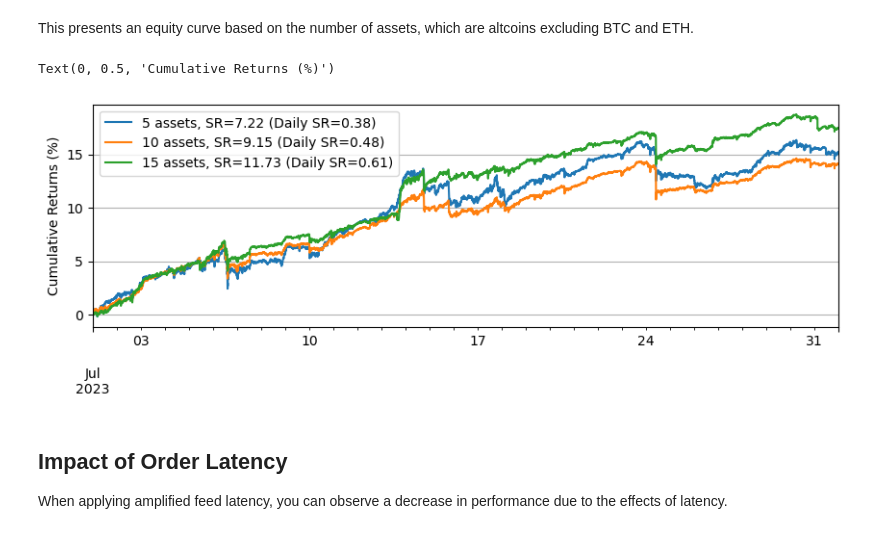
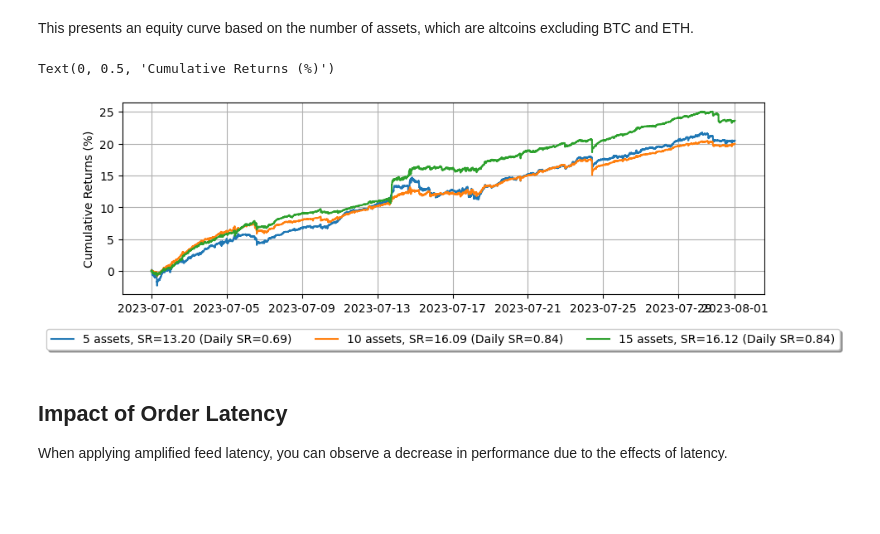
Before and after one commit to nkaz001/hftbacktest, a Jupyter notebook: docs/tutorials/Making Multiple Markets.ipynb, the cells around one changed output. Drawn from its saved outputs; the diff is of its cells as text; code cells hidden in the pictures; blank space fills up the shorter version.

```diff
--- a/docs/tutorials/Making Multiple Markets.ipynb
+++ b/docs/tutorials/Making Multiple Markets.ipynb
@@ -313,34 +341,50 @@ for i, asset_name in enumerate(assets.keys()):
 # %% [markdown]
 This presents an equity curve based on the number of assets, which are altcoins excluding BTC and ETH.
-# %%
-fig = plt.figure()
-fig.set_size_inches(10, 3)
-
-legend = []
-net_equity = None
-for i, equity in enumerate(list(equity_values.values())):
-    asset_number = i + 1
-    if net_equity is None:
-        net_equity = equity.copy()
-    else:
-        net_equity += equity.copy()
-
-    if asset_number % 5 == 0:
-        # 2_000 is capital for each trading asset.
-        net_equity_ = (net_equity / asset_number) / 2_000
-        net_equity_rs = net_equity_.resample('1d').last()
-        pnl = net_equity_rs.diff()
-        sr = pnl.mean() / pnl.std()
-        ann_sr = sr * np.sqrt(365)
-        legend.append('{} assets, SR={:.2f} (Daily SR={:.2f})'.format(asset_number, ann_sr, sr))
-        (net_equity_ * 100).plot()
-
-plt.legend(legend)
-plt.grid()
-plt.ylabel('Cumulative Returns (%)')
-# %% [output]
-Text(0, 0.5, 'Cumulative Returns (%)')
-[figure, removed]
+# %%
+from matplotlib import pyplot as plt
+
+fig = plt.figure()
+fig.set_size_inches(10, 3)
+
+legend = []
+net_equity = None
+for i, equity in enumerate(list(equity_values.values())):
+    asset_number = i + 1
+    if net_equity is None:
+        net_equity = equity['equity'].clone()
+    else:
+        net_equity += equity['equity'].clone()
+
+    if asset_number % 5 == 0:
+        # 2_000 is capital for each trading asset.
+        net_equity_df = pl.DataFrame({
+            'cum_ret': (net_equity / asset_number) / 2_000 * 100,
+            'timestamp': equity['timestamp']
+        })
+        net_equity_rs_df = net_equity_df.group_by_dynamic(
+            index_column='timestamp',
+            every='1d'
+        ).agg([
+            pl.col('cum_ret').last()
+        ])
+        pnl = net_equity_rs_df['cum_ret'].diff()
+        sr = pnl.mean() / pnl.std()
+        ann_sr = sr * np.sqrt(365)
+
+        plt.plot(net_equity_df['timestamp'], net_equity_df['cum_ret'])
+        legend.append('{} assets, SR={:.2f} (Daily SR={:.2f})'.format(asset_number, ann_sr, sr))
+
+plt.legend(
+    legend,
+    loc='upper center', bbox_to_anchor=(0.5, -0.15),
+    fancybox=True, shadow=True, ncol=3
+)
+
+plt.grid()
+plt.ylabel('Cumulative Returns (%)')
+# %% [output]
+Text(0, 0.5, 'Cumulative Returns (%)')
+[figure, added]
 # %% [markdown]
 ## Impact of Order Latency
 
```
Also changed, not shown: parts of 25 cells of this notebook, 16 other files.
